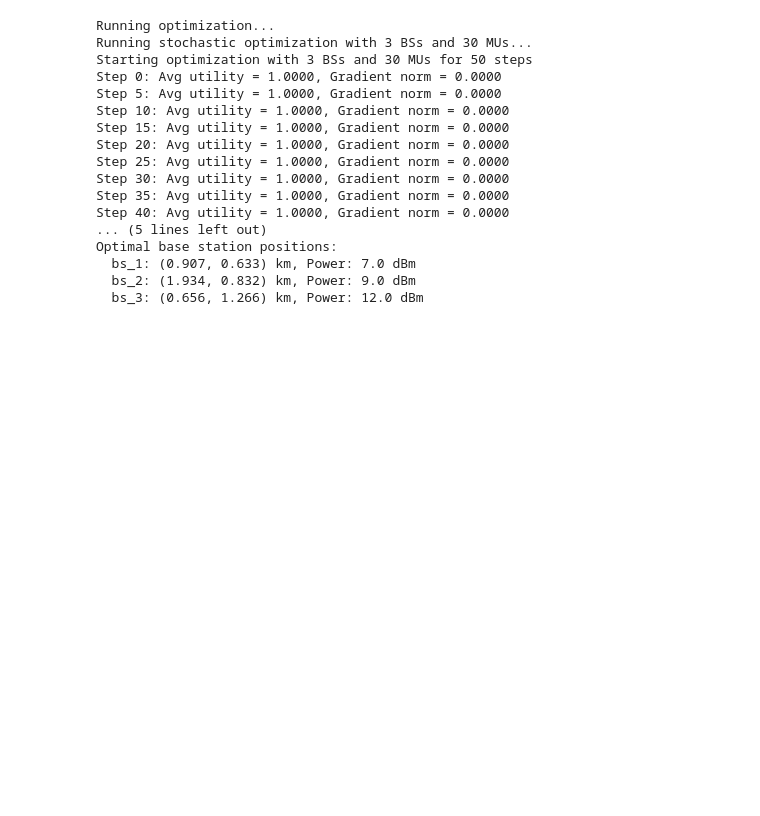
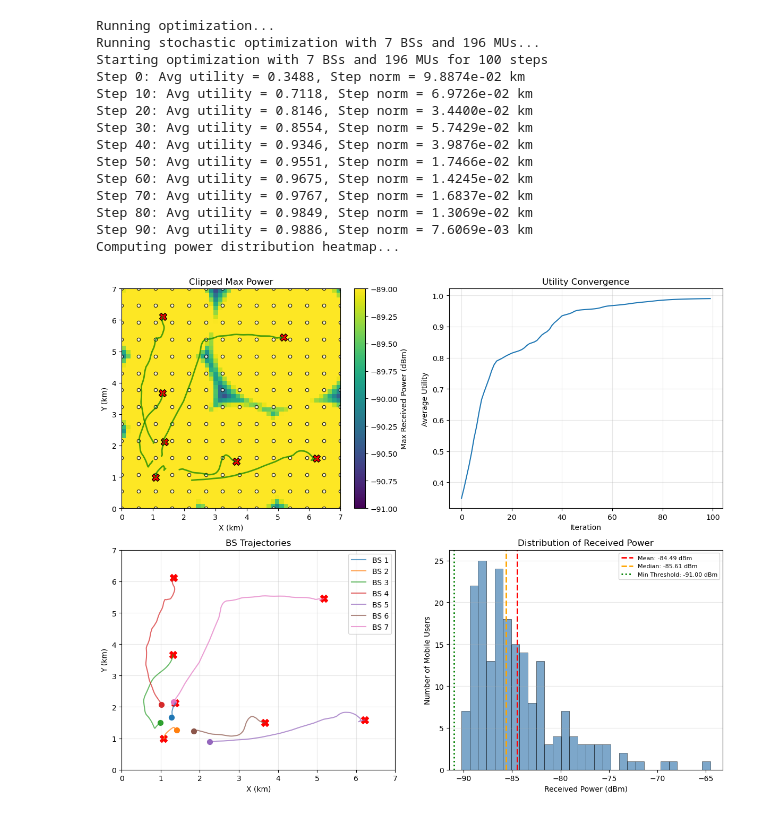
Before and after one commit to SpontaneousDuck/non_cooperative_aerial_base_station_placement, a Jupyter notebook: examples/example.ipynb, the cells around one changed output. Drawn from its saved outputs; the diff is of its cells as text; code cells hidden in the pictures; blank space fills up the shorter version.

Commit message:
Working with nice plots

```diff
--- a/examples/example.ipynb
+++ b/examples/example.ipynb
@@ -9,40 +14,35 @@ from uav_placement import UAVPlacementOptimizer
 # Create optimizer
 optimizer = UAVPlacementOptimizer()
 # %%
-# Run optimization with custom parameters
-print('Running optimization...')
+# Run optimization with custom parameters (mirrors experiment_2007)
+print("Running optimization...")
 results = optimizer.optimize(
-    num_base_stations=3,
-    num_mobile_users=30,
+    num_base_stations=7,
+    num_mobile_users=196,
     region_size=7.0,
-    bs_powers_dbm=[7, 9, 12],  # Different power levels
-    num_iterations=50,
+    bs_powers_dbm=[7, 9, 9, 9, 10, 10, 12],  # Power levels from experiment_2007
+    num_iterations=100,  # More iterations to see convergence
     optimization_method='stochastic',
     utility_function='sigmoid',
-    random_seed=42  # For reproducibility
+    user_distribution='even',  # 'random' or 'even'
+    step_size=1e-12,  # Small step size to handle large gradients
+    random_seed=0  # For reproducibility (matches rng(0) in MATLAB)
 )
-print('Optimization completed!')
-print(f"Method: {results['optimization_method']}")
-print(f"Final utility: {results['results']['final_utility']:.4f}")
-print(f"Converged: {results['results']['converged']}")
-print('Optimal base station positions:')
-for bs_id, pos in results['results']['final_bs_positions'].items():
-    print(f"  {bs_id}: ({pos['x_km']:.3f}, {pos['y_km']:.3f}) km, Power: {pos['power_dbm']:.1f} dBm")
+# optimizer.save_results('optimization_results.json')
+fig = optimizer.plot_results(save_path=None)
 # %% [output]
 Running optimization...
-Running stochastic optimization with 3 BSs and 30 MUs...
-Starting optimization with 3 BSs and 30 MUs for 50 steps
-Step 0: Avg utility = 1.0000, Gradient norm = 0.0000
-Step 5: Avg utility = 1.0000, Gradient norm = 0.0000
-Step 10: Avg utility = 1.0000, Gradient norm = 0.0000
-Step 15: Avg utility = 1.0000, Gradient norm = 0.0000
-Step 20: Avg utility = 1.0000, Gradient norm = 0.0000
-Step 25: Avg utility = 1.0000, Gradient norm = 0.0000
-Step 30: Avg utility = 1.0000, Gradient norm = 0.0000
-Step 35: Avg utility = 1.0000, Gradient norm = 0.0000
-Step 40: Avg utility = 1.0000, Gradient norm = 0.0000
-... (5 lines left out)
-Optimal base station positions:
-  bs_1: (0.907, 0.633) km, Power: 7.0 dBm
-  bs_2: (1.934, 0.832) km, Power: 9.0 dBm
-  bs_3: (0.656, 1.266) km, Power: 12.0 dBm
+Running stochastic optimization with 7 BSs and 196 MUs...
+Starting optimization with 7 BSs and 196 MUs for 100 steps
+Step 0: Avg utility = 0.3488, Step norm = 9.8874e-02 km
+Step 10: Avg utility = 0.7118, Step norm = 6.9726e-02 km
+Step 20: Avg utility = 0.8146, Step norm = 3.4400e-02 km
+Step 30: Avg utility = 0.8554, Step norm = 5.7429e-02 km
+Step 40: Avg utility = 0.9346, Step norm = 3.9876e-02 km
+Step 50: Avg utility = 0.9551, Step norm = 1.7466e-02 km
+Step 60: Avg utility = 0.9675, Step norm = 1.4245e-02 km
+Step 70: Avg utility = 0.9767, Step norm = 1.6837e-02 km
+Step 80: Avg utility = 0.9849, Step norm = 1.3069e-02 km
+Step 90: Avg utility = 0.9886, Step norm = 7.6069e-03 km
+Computing power distribution heatmap...
+[figure, added]
```
Also changed, not shown: parts of 4 cells of this notebook, 7 other files.
